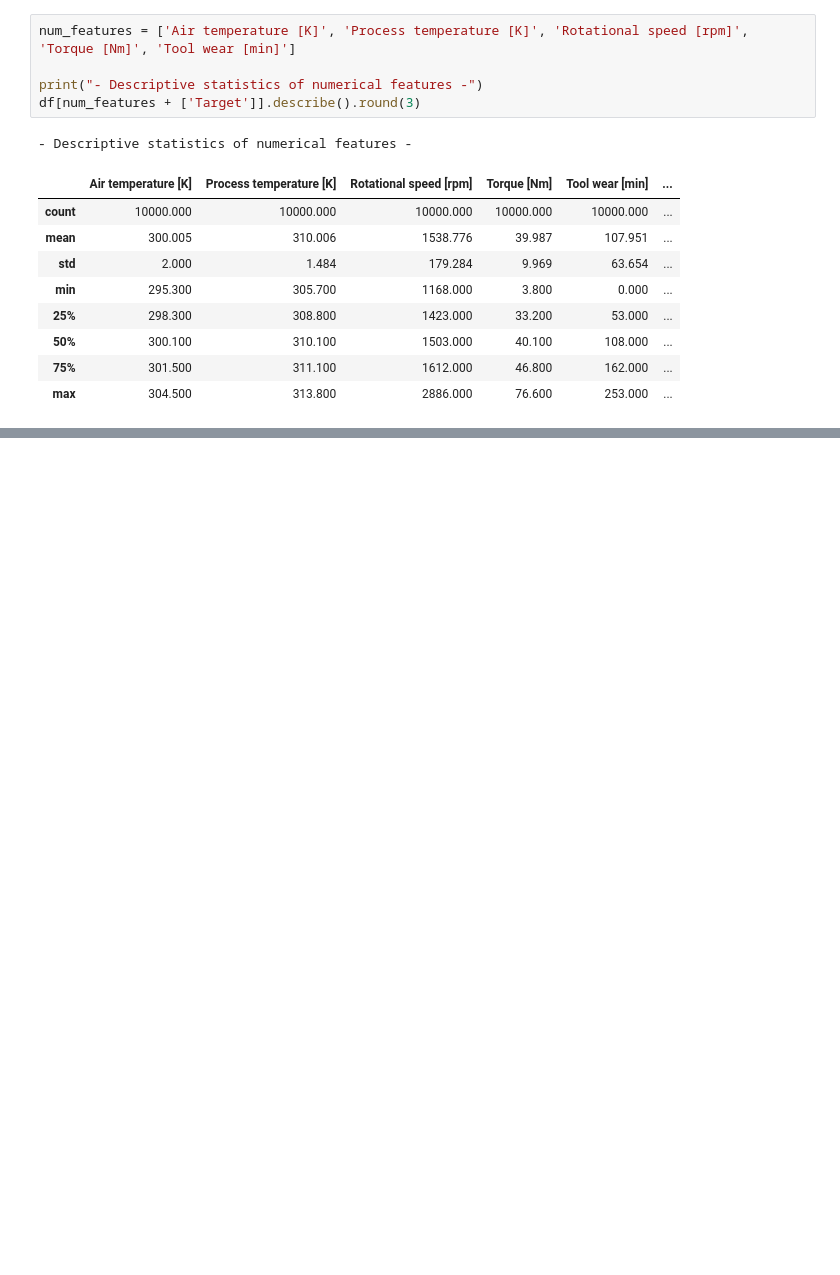
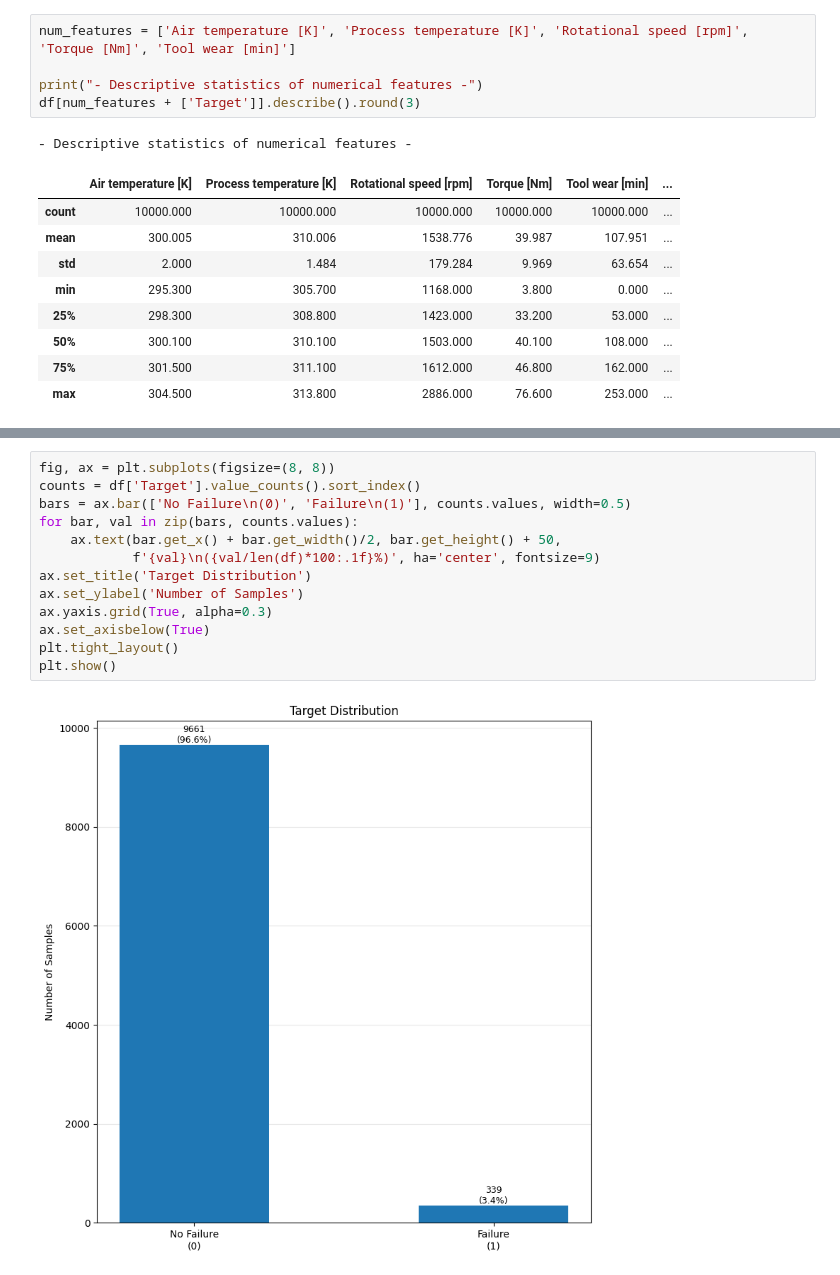
Before and after one commit to hadoyyo/Machine-Predictive-Maintenance-Expert-System, a Jupyter notebook: machine_predictive_maintenance.ipynb, the cells around one changed output, grey strips where cells are left out. Cells and saved outputs as stored; diff of their text form; blank space fills up the shorter version.

```diff
--- a/machine_predictive_maintenance.ipynb
+++ b/machine_predictive_maintenance.ipynb
@@ -109,0 +122,15 @@ for t in ['H','M','L']:
+# %%
+fig, ax = plt.subplots(figsize=(8, 8))
+counts = df['Target'].value_counts().sort_index()
+bars = ax.bar(['No Failure\n(0)', 'Failure\n(1)'], counts.values, width=0.5)
+for bar, val in zip(bars, counts.values):
+    ax.text(bar.get_x() + bar.get_width()/2, bar.get_height() + 50,
+            f'{val}\n({val/len(df)*100:.1f}%)', ha='center', fontsize=9)
+ax.set_title('Target Distribution')
+ax.set_ylabel('Number of Samples')
+ax.yaxis.grid(True, alpha=0.3)
+ax.set_axisbelow(True)
+plt.tight_layout()
+plt.show()
+# %% [output]
+[figure, added]
```
Also changed, not shown: parts of 18 cells of this notebook.
